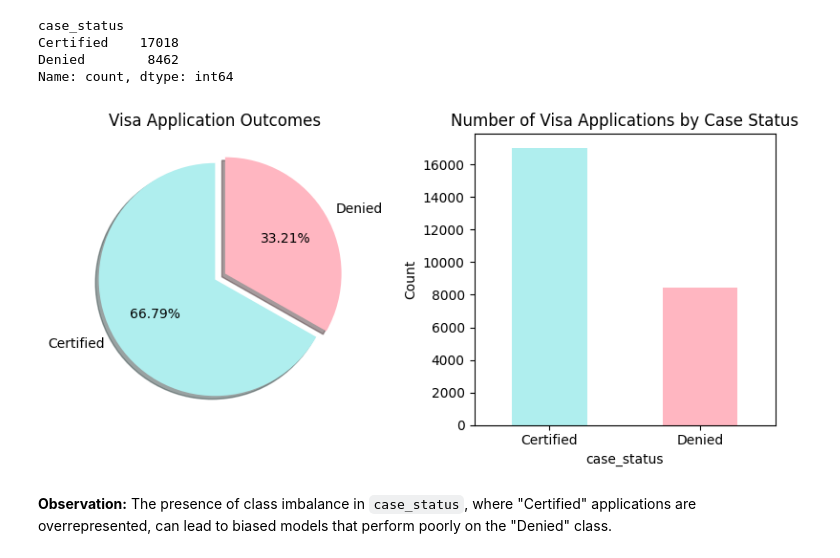
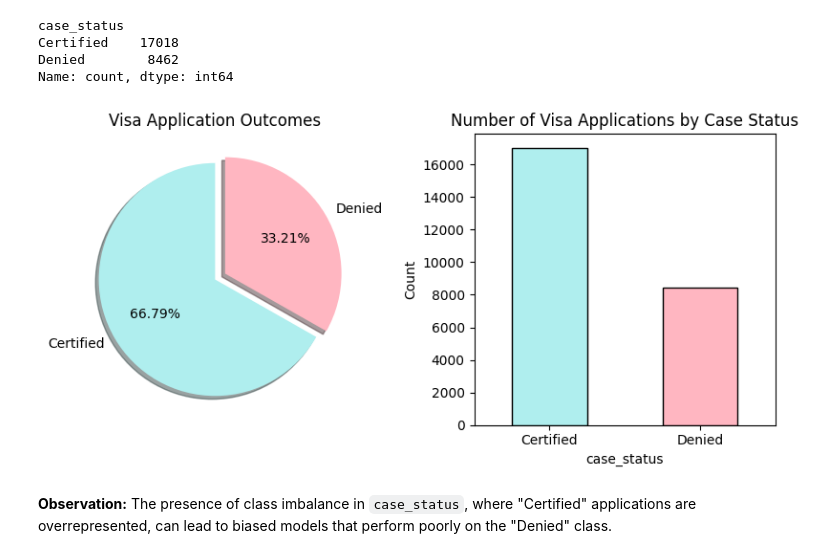
Before and after one commit to wanyingng/visa-approval-prediction, a Jupyter notebook: notebook/eda.ipynb, the cells around one changed output. Saved outputs shown, nothing was run; the diff lists cells and outputs as text; code cells hidden in the pictures.

```diff
--- a/notebook/eda.ipynb
+++ b/notebook/eda.ipynb
@@ -461,31 +472,31 @@ Name: count, dtype: int64
 # %%
 target = 'case_status'
 percentage = df[target].value_counts(normalize=True) * 100
 labels = ['Certified', 'Denied']
 
 # Create the figure and subplots
 fig, (ax1, ax2) = plt.subplots(1, 2, figsize=(8, 4))
 
 # Plot the pie chart
 explode = (0, 0.1)
 colors = ['paleturquoise', 'lightpink']
 ax1.pie(percentage, labels=labels, startangle=90, autopct='%1.2f%%',
         explode=explode, shadow=True, colors=colors)
 ax1.set_title('Visa Application Outcomes')
 
 # Plot the bar graph
-df[target].value_counts().plot(kind='bar', color=colors, ax=ax2)
+df[target].value_counts().plot(kind='bar', ec='black', color=colors, ax=ax2)
 ax2.set_ylabel('Count')
 ax2.set_title('Number of Visa Applications by Case Status')
 plt.xticks(rotation=0)
 
 # Adjust layout
 plt.tight_layout()
 # Save plot
 plt.savefig(f'./images/{target}.png', dpi=300, bbox_inches='tight')
 plt.show()
 # %% [output]
-[figure, old version]
+[figure, new version]
 # %% [markdown]
 **Observation:** The presence of class imbalance in `case_status`, where "Certified" applications are overrepresented, can lead to biased models that perform poorly on the "Denied" class.
 # %% [markdown]
```
Also changed, not shown: parts of 11 cells of this notebook.
